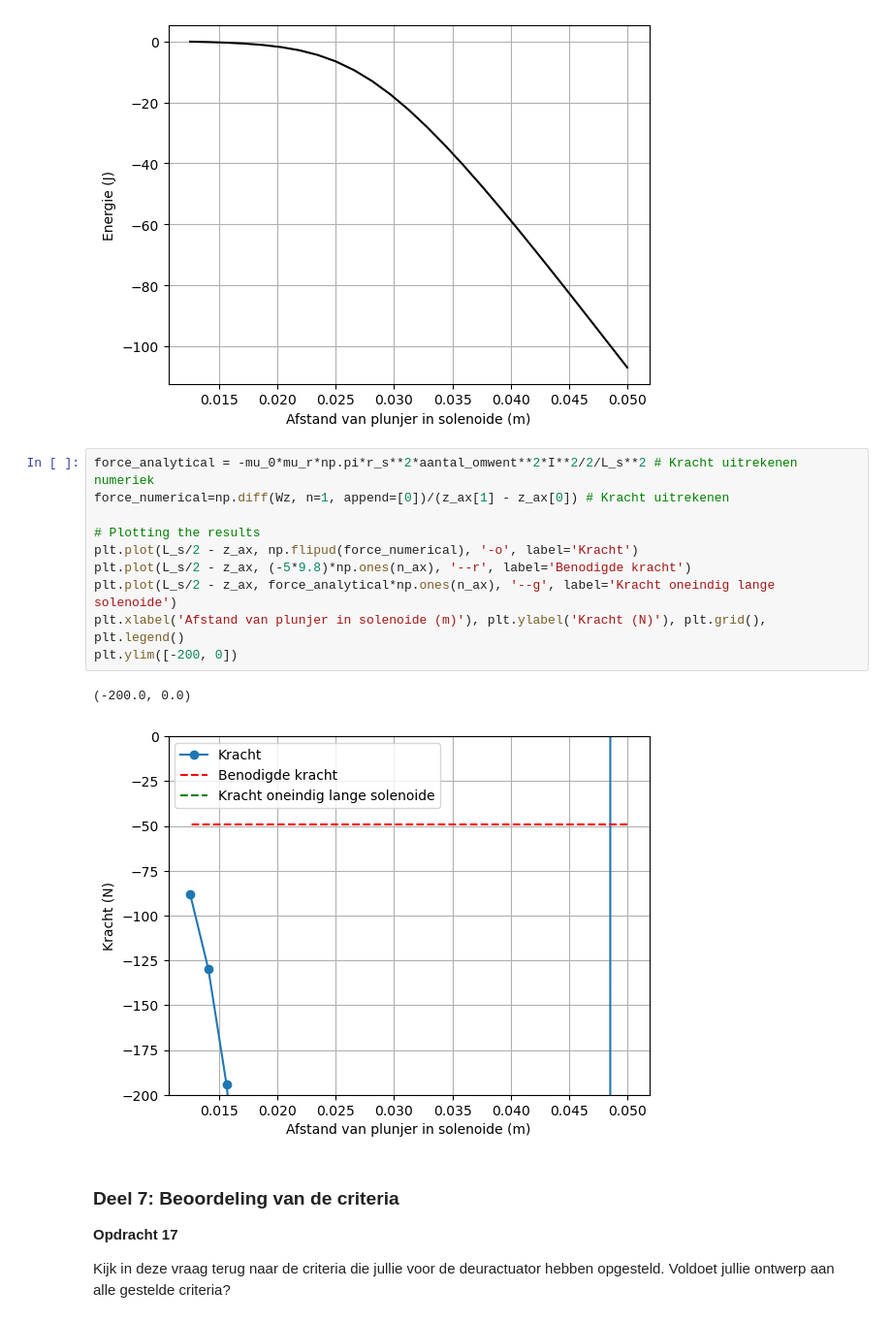
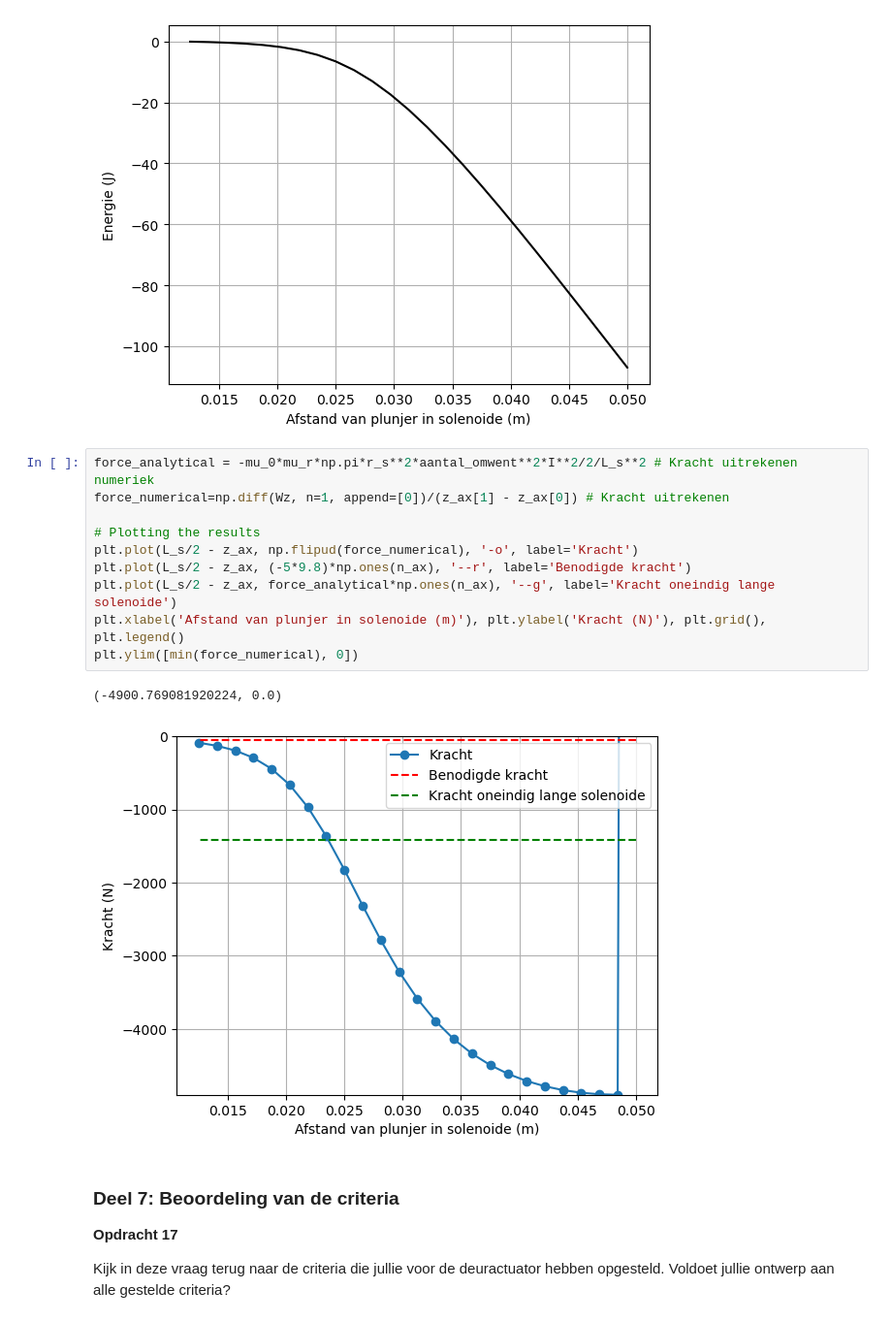
Before and after one commit to beanmachine123/opdrachten-DEF-D, a Jupyter notebook: 2KrachtactuatorOpdracht/2KrachtactuatorOpdracht/KrachtactuatorOpdracht.ipynb, the cells around one changed output. Shown at 97% size. Saved outputs shown, nothing was run; the diff lists cells and outputs as text.

```diff
--- a/2KrachtactuatorOpdracht/2KrachtactuatorOpdracht/KrachtactuatorOpdracht.ipynb
+++ b/2KrachtactuatorOpdracht/2KrachtactuatorOpdracht/KrachtactuatorOpdracht.ipynb
@@ -601,16 +601,16 @@ plt.xlabel('Afstand van plunjer in solenoide (m)'), plt.ylabel('Energie (J)'), p
 # %%
 force_analytical = -mu_0*mu_r*np.pi*r_s**2*aantal_omwent**2*I**2/2/L_s**2 # Kracht uitrekenen numeriek
 force_numerical=np.diff(Wz, n=1, append=[0])/(z_ax[1] - z_ax[0]) # Kracht uitrekenen
 
 # Plotting the results
 plt.plot(L_s/2 - z_ax, np.flipud(force_numerical), '-o', label='Kracht')
 plt.plot(L_s/2 - z_ax, (-5*9.8)*np.ones(n_ax), '--r', label='Benodigde kracht')
 plt.plot(L_s/2 - z_ax, force_analytical*np.ones(n_ax), '--g', label='Kracht oneindig lange solenoide')
 plt.xlabel('Afstand van plunjer in solenoide (m)'), plt.ylabel('Kracht (N)'), plt.grid(), plt.legend()
-plt.ylim([-200, 0])
+plt.ylim([min(force_numerical), 0])
 # %% [output]
-(-200.0, 0.0)
+(-4900.769081920224, 0.0)
-[figure, old version]
+[figure, new version]
 # %% [markdown]
 ### Deel 7: Beoordeling van de criteria
 **Opdracht 17**
```
Also changed, not shown: parts of 2 cells of this notebook.
